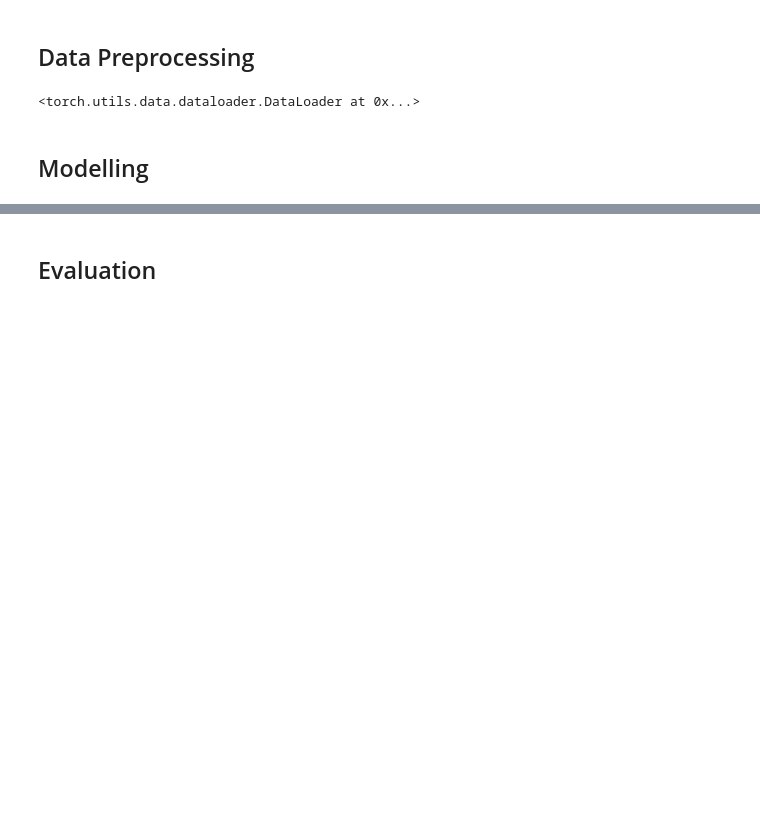
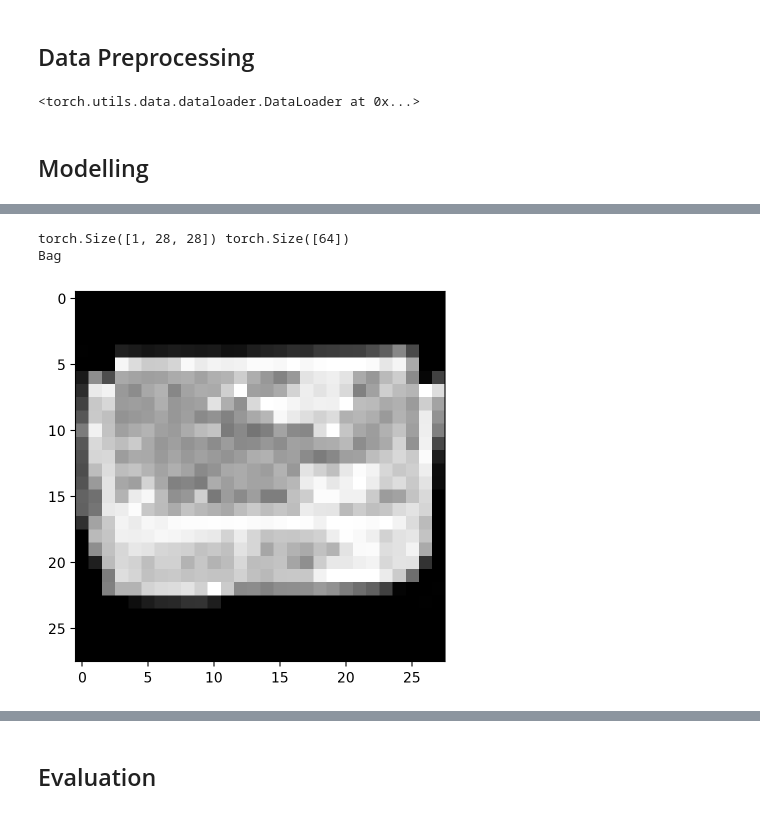
Before and after one commit to LuisaIb/fashion-tuning, a Jupyter notebook: fashion-MNIST.ipynb, the cells around one changed output, grey strips where cells are left out. Drawn from its saved outputs; the diff is of its cells as text; code cells hidden in the pictures; blank space fills up the shorter version.

```diff
--- a/fashion-MNIST.ipynb
+++ b/fashion-MNIST.ipynb
@@ -279,0 +408,6 @@ train_loader
+# %%
+# Download training and testing data
+train_ds = torchvision.datasets.FashionMNIST(root="./data", download=True, train=True,
+                                             transform=transforms.Compose([transforms.ToTensor()]))
+test_ds = torchvision.datasets.FashionMNIST(root="./data", download=True, train=False,
+                                            transform=transforms.Compose([transforms.ToTensor()]))
@@ -279,0 +424,17 @@ train_loader
+# %%
+# prepare dataloaders
+train_sampler = torch.utils.data.sampler.SubsetRandomSampler(train_idx)
+train_dl = torch.utils.data.DataLoader(train_ds, batch_size=64, sampler=train_sampler)
+val_sampler = torch.utils.data.sampler.SubsetRandomSampler(val_idx)
+val_dl = torch.utils.data.DataLoader(train_ds, batch_size=64, sampler=val_sampler)
+test_dl = torch.utils.data.DataLoader(test_ds, batch_size=64, shuffle=True)
+# %%
+image, label = next(iter(train_dl))
+print(image[0].shape, label.shape)
+desc = ['T-shirt/top','Trouser','Pullover','Dress','Coat','Sandal','Shirt','Sneaker','Bag','Ankle Boot']
+print(desc[label[0].item()])
+plt.imshow(image[0].numpy().squeeze(), cmap='gray');
+# %% [output]
+torch.Size([1, 28, 28]) torch.Size([64])
+Bag
+[figure, added]
```
Also changed, not shown: parts of 17 cells of this notebook.
